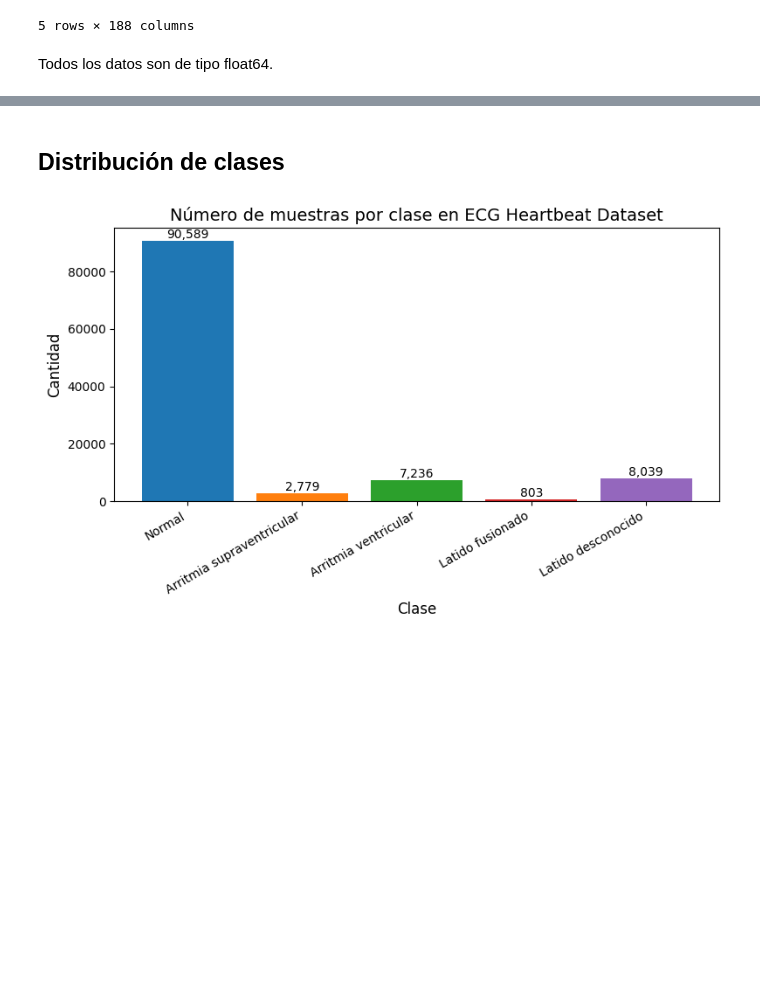
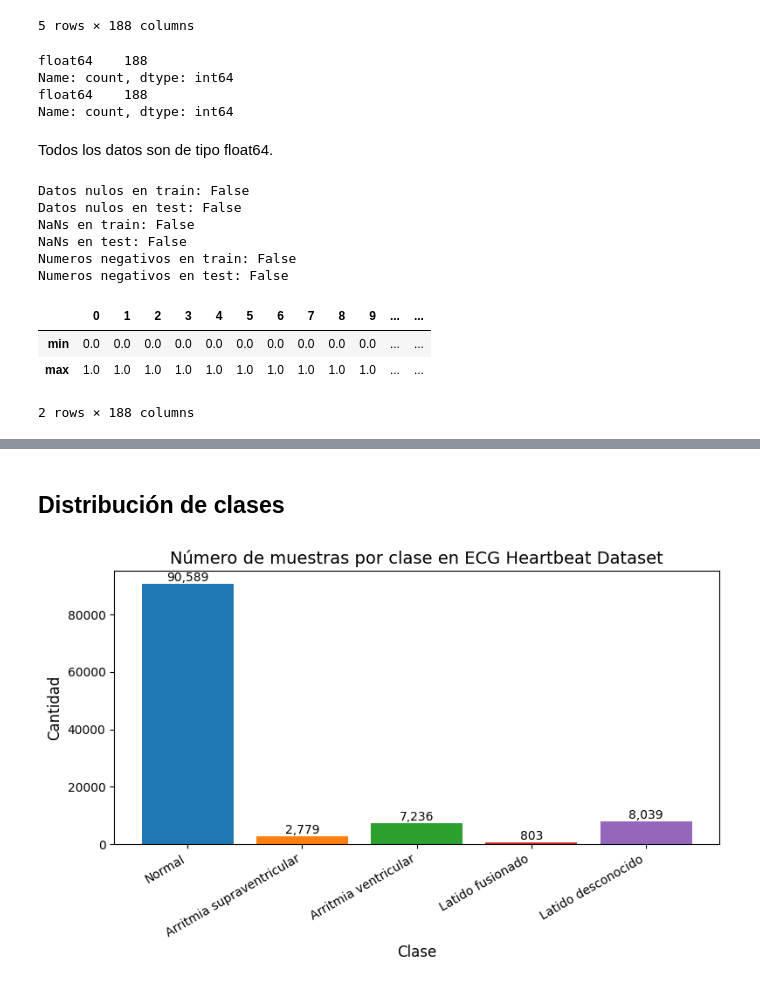
Before and after one commit to nataliacampiglia/tdl_tarea_2, a Jupyter notebook: Tarea_2-letra.ipynb, the cells around one changed output, grey strips where cells are left out. Cells and saved outputs as stored; diff of their text form; code cells hidden in the pictures; blank space fills up the shorter version.

Commit message:
Correcciones y agregados en Analisis de datos

```diff
--- a/Tarea_2-letra.ipynb
+++ b/Tarea_2-letra.ipynb
@@ -225,5 +225,34 @@ memory usage: 31.4 MB
 | 3 | 1.000000 | 0.910417 | 0.681250 | 0.472917 | 0.229167 | 0.068750 | 0.000000 | 0.004167 | 0.014583 | 0.054167 | ... | ... |
 | 4 | 0.570470 | 0.399329 | 0.238255 | 0.147651 | 0.000000 | 0.003356 | 0.040268 | 0.080537 | 0.070470 | 0.090604 | ... | ... |
 5 rows × 188 columns
+# %%
+print(df_train.dtypes.value_counts())
+print(df_test.dtypes.value_counts())
+# %% [output]
+float64    188
+Name: count, dtype: int64
+float64    188
+Name: count, dtype: int64
 # %% [markdown]
 Todos los datos son de tipo float64.
+# %%
+print(f"Datos nulos en train: {df_train.isnull().values.any()}")
+print(f"Datos nulos en test: {df_test.isnull().values.any()}")
+print(f"NaNs en train: {df_train.isna().values.any()}")
+print(f"NaNs en test: {df_test.isna().values.any()}")
+print(f"Numeros negativos en train: {(df_train < 0).values.any()}")
+print(f"Numeros negativos en test: {(df_test < 0).values.any()}")
+# %% [output]
+Datos nulos en train: False
+Datos nulos en test: False
+NaNs en train: False
+NaNs en test: False
+Numeros negativos en train: False
+Numeros negativos en test: False
+# %%
+df_train.describe().loc[['min', 'max']]
+# %% [output]
+|  | 0 | 1 | 2 | 3 | 4 | 5 | 6 | 7 | 8 | 9 | ... | ... |
+| min | 0.0 | 0.0 | 0.0 | 0.0 | 0.0 | 0.0 | 0.0 | 0.0 | 0.0 | 0.0 | ... | ... |
+| max | 1.0 | 1.0 | 1.0 | 1.0 | 1.0 | 1.0 | 1.0 | 1.0 | 1.0 | 1.0 | ... | ... |
+2 rows × 188 columns
```
Also changed, not shown: parts of 4 cells of this notebook.
